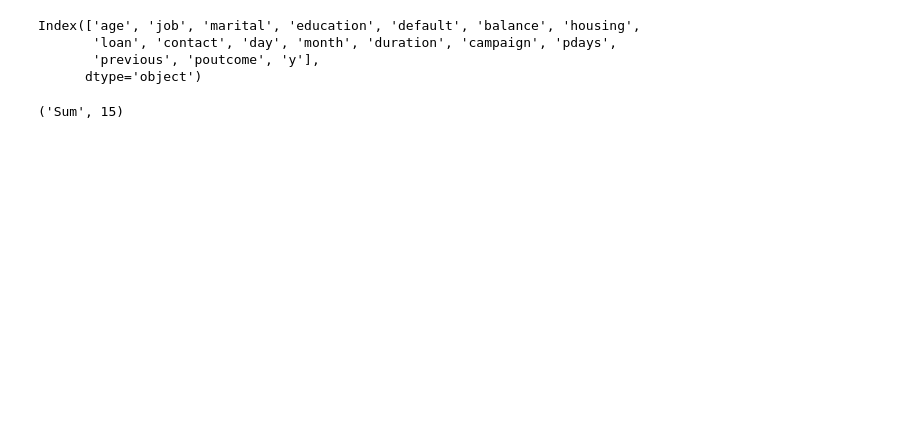
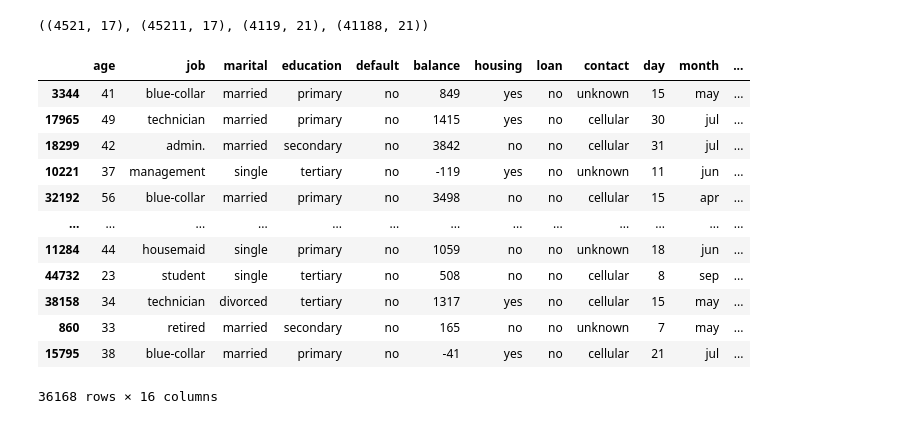
Before and after one commit to palit-ishan/Bank_Marketing_Campaign_Outcome, a Jupyter notebook: ML_Project_Notebook.ipynb, the cells around one changed output. Cells and saved outputs as stored; diff of their text form; code cells hidden in the pictures; blank space fills up the shorter version.

```diff
--- a/ML_Project_Notebook.ipynb
+++ b/ML_Project_Notebook.ipynb
@@ -10,12 +16,24 @@ df = pd.read_csv('bank.csv',sep = ';')
 # %%
-df.columns
+df_bank.shape,df_bank_full.shape,df_bank_additional.shape,df_bank_additional_full.shape
 # %% [output]
-Index(['age', 'job', 'marital', 'education', 'default', 'balance', 'housing',
-       'loan', 'contact', 'day', 'month', 'duration', 'campaign', 'pdays',
-       'previous', 'poutcome', 'y'],
-      dtype='object')
+((4521, 17), (45211, 17), (4119, 21), (41188, 21))
 # %%
+# Splitting the full data into test and train data to avoid inherent biases in models
+from sklearn.model_selection import train_test_split
+X_train, X_test, y_train, y_test = train_test_split(df_bank_full.iloc[:,0:-1],df_bank_full.iloc[:,-1] , test_size=0.2, random_state=42)
-# %% [output]
-('Sum', 15)
 # %%
-df['ops'] = operation
+X_train
+# %% [output]
+|  | age | job | marital | education | default | balance | housing | loan | contact | day | month | ... |
+| 3344 | 41 | blue-collar | married | primary | no | 849 | yes | no | unknown | 15 | may | ... |
+| 17965 | 49 | technician | married | primary | no | 1415 | yes | no | cellular | 30 | jul | ... |
+| 18299 | 42 | admin. | married | secondary | no | 3842 | no | no | cellular | 31 | jul | ... |
+| 10221 | 37 | management | single | tertiary | no | -119 | yes | no | unknown | 11 | jun | ... |
+| 32192 | 56 | blue-collar | married | primary | no | 3498 | no | no | cellular | 15 | apr | ... |
+| ... | ... | ... | ... | ... | ... | ... | ... | ... | ... | ... | ... | ... |
+| 11284 | 44 | housemaid | single | primary | no | 1059 | no | no | unknown | 18 | jun | ... |
+| 44732 | 23 | student | single | tertiary | no | 508 | no | no | cellular | 8 | sep | ... |
+| 38158 | 34 | technician | divorced | tertiary | no | 1317 | yes | no | cellular | 15 | may | ... |
+| 860 | 33 | retired | married | secondary | no | 165 | no | no | unknown | 7 | may | ... |
+| 15795 | 38 | blue-collar | married | primary | no | -41 | yes | no | cellular | 21 | jul | ... |
+36168 rows × 16 columns
```
Also changed, not shown: parts of 12 cells of this notebook.
